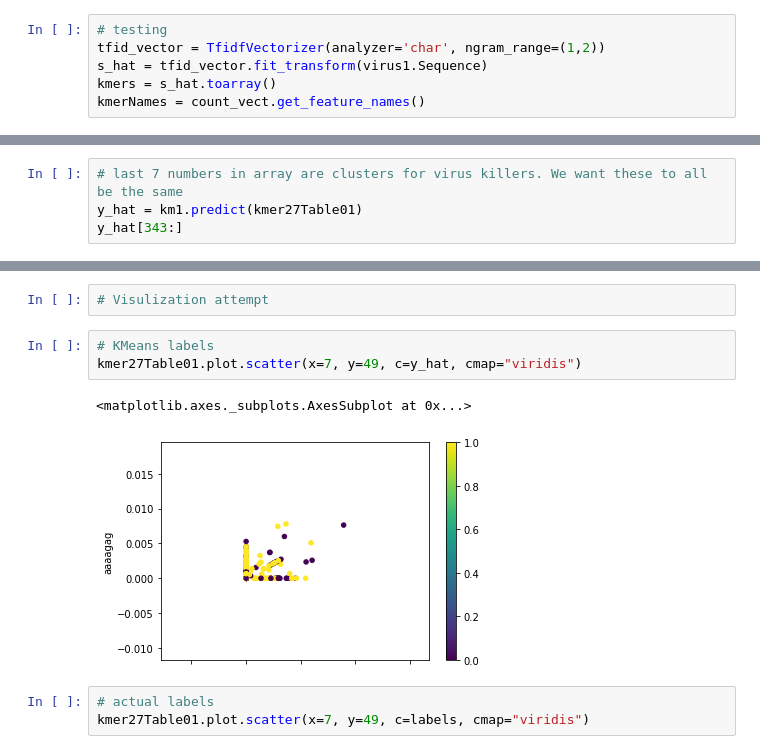
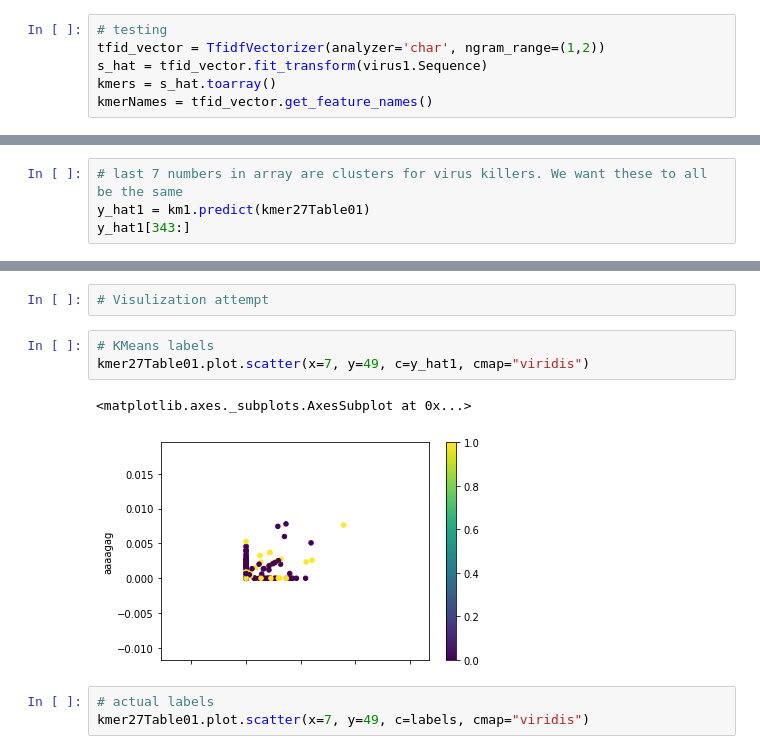
Before and after one commit to solislemuslab/mycovirus-ml, a Jupyter notebook: scripts/lukeSelberg/workspace.ipynb, the cells around one changed output, grey strips where cells are left out. Cells and saved outputs as stored; diff of their text form.

```diff
--- a/scripts/lukeSelberg/workspace.ipynb
+++ b/scripts/lukeSelberg/workspace.ipynb
@@ -62,7 +62,7 @@ from sklearn.feature_extraction.text import TfidfVectorizer
 tfid_vector = TfidfVectorizer(analyzer='char', ngram_range=(1,2))
 s_hat = tfid_vector.fit_transform(virus1.Sequence)
 kmers = s_hat.toarray()
-kmerNames = count_vect.get_feature_names()
+kmerNames = tfid_vector.get_feature_names()
 # %%
 # kmer table with kmers of length a to b
 def kmerXTable(s, a, b):
@@ -146,8 +149,8 @@ KMeans(algorithm='auto', copy_x=True, init='k-means++', max_iter=300,
        random_state=42, tol=0.0001, verbose=0)
 # %%
 # last 7 numbers in array are clusters for virus killers. We want these to all be the same
-y_hat = km1.predict(kmer27Table01)
-y_hat[343:]
+y_hat1 = km1.predict(kmer27Table01)
+y_hat1[343:]
 # %% [output]
 array([0, 0, 1, 0, 1, 1, 0])
 # %%
@@ -160,10 +163,10 @@ print(len(kmer7Table01.columns))
 # Visulization attempt
 # %%
 # KMeans labels
-kmer27Table01.plot.scatter(x=7, y=49, c=y_hat, cmap="viridis")
+kmer27Table01.plot.scatter(x=7, y=49, c=y_hat1, cmap="viridis")
 # %% [output]
 <matplotlib.axes._subplots.AxesSubplot at 0x...>
-[figure, old version]
+[figure, new version]
 # %%
 # actual labels
 kmer27Table01.plot.scatter(x=7, y=49, c=labels, cmap="viridis")
```
Also changed, not shown: parts of 49 cells of this notebook, 1 other file.
